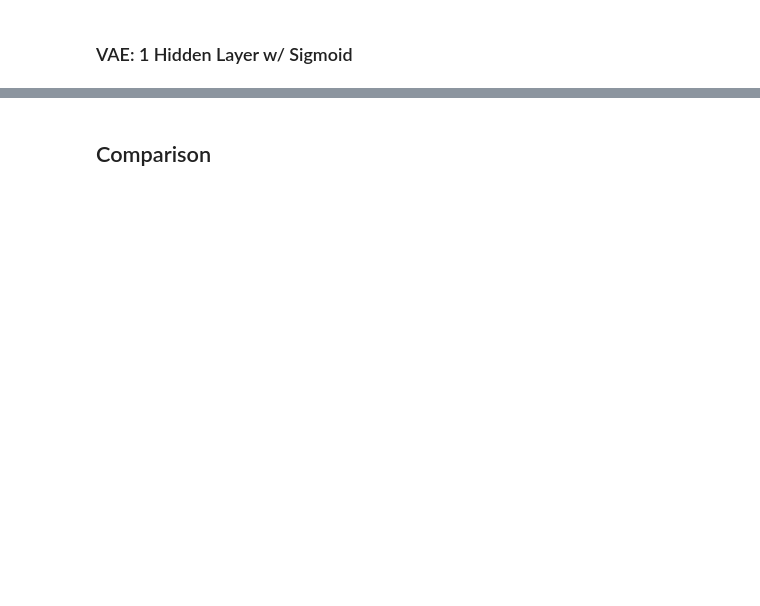
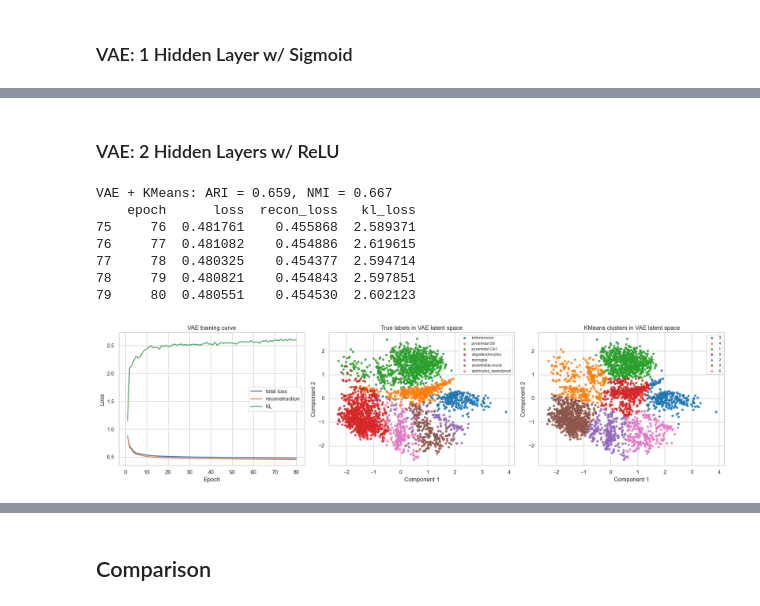
Before and after one commit to nikita-jaya/gene-expression-project, a Jupyter notebook: gene-expression-code.ipynb, the cells around one changed output, grey strips where cells are left out. Drawn from its saved outputs; the diff is of its cells as text; code cells hidden in the pictures; blank space fills up the shorter version.

```diff
--- a/gene-expression-code.ipynb
+++ b/gene-expression-code.ipynb
@@ -467,0 +484,13 @@ VAE + KMeans: ARI = 0.694, NMI = 0.667
+# %% [markdown]
+### VAE: 2 Hidden Layers w/ ReLU
+# %%
+vae2_relu_ari, vae2_relu_nmi = run_model_and_plot(x, activation = nn.ReLU, hidden_dims=[64,64], latent_dim=2, beta=0.01, epochs=80)
+# %% [output]
+VAE + KMeans: ARI = 0.659, NMI = 0.667
+    epoch      loss  recon_loss   kl_loss
+75     76  0.481761    0.455868  2.589371
+76     77  0.481082    0.454886  2.619615
+77     78  0.480325    0.454377  2.594714
+78     79  0.480821    0.454843  2.597851
+79     80  0.480551    0.454530  2.602123
+[figure, added]
```
Also changed, not shown: parts of 8 cells of this notebook.
